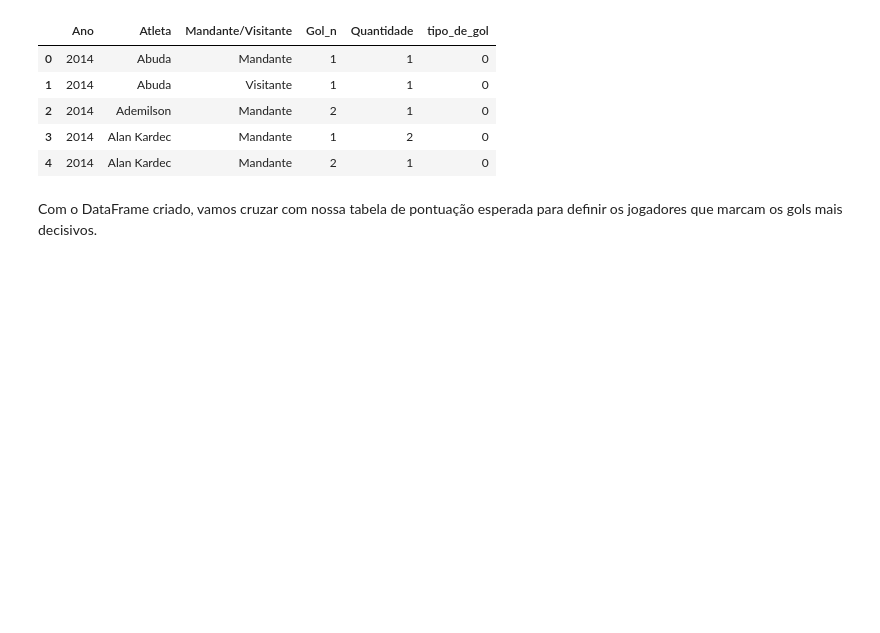
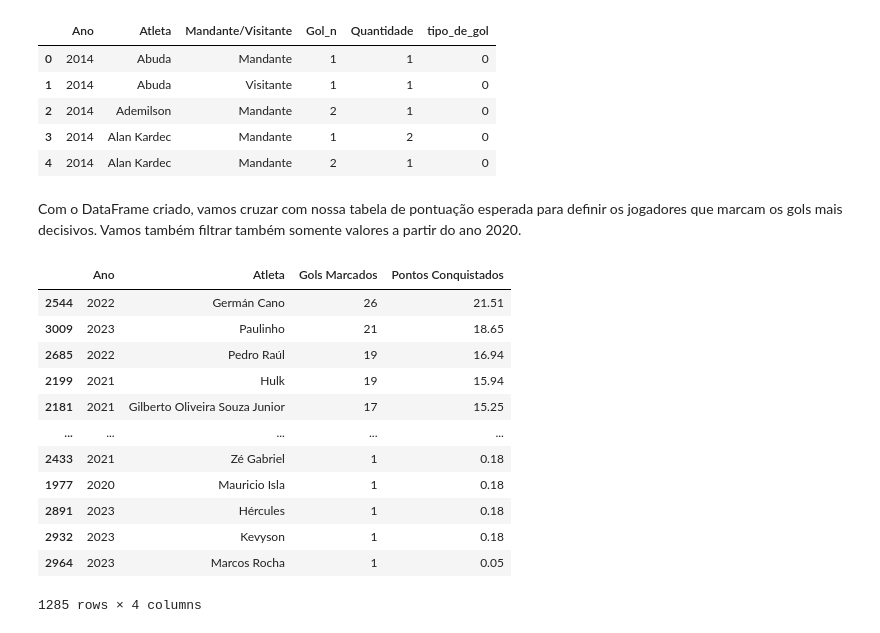
Before and after one commit to rosakavalco/Brasileirao_Dataset, a Jupyter notebook: Analise_Nova/Estudo Pontuação por Jogador.ipynb, the cells around one changed output. Drawn from its saved outputs; the diff is of its cells as text; code cells hidden in the pictures; blank space fills up the shorter version.

```diff
--- a/Analise_Nova/Estudo Pontuação por Jogador.ipynb
+++ b/Analise_Nova/Estudo Pontuação por Jogador.ipynb
@@ -188,20 +193,38 @@ df_goleadores.head()
 | 3 | 2014 | Alan Kardec | Mandante | 1 | 2 | 0 |
 | 4 | 2014 | Alan Kardec | Mandante | 2 | 1 | 0 |
 # %% [markdown]
-Com o DataFrame criado, vamos cruzar com nossa tabela de pontuação esperada para definir os jogadores que marcam os gols mais decisivos.
+Com o DataFrame criado, vamos cruzar com nossa tabela de pontuação esperada para definir os jogadores que marcam os gols mais decisivos. Vamos também filtrar também somente valores a partir do ano 2020.
 # %%
 cols_pontuacao = ['Gols_Marcados','Time','Pontuacao_Marginal']
 cols_final = ['Ano', 'Atleta', 'Mandante/Visitante', 'Gol_n', 'Quantidade', 'Pontuacao_Marginal']
 df_goleadores = pd.merge(df_goleadores, df_pontuacao[cols_pontuacao],
          left_on = ['Gol_n', 'Mandante/Visitante'],
          right_on = ['Gols_Marcados', 'Time'])[cols_final]
 
 cols_final = ['Ano','Atleta','Quantidade','Pontuacao_Marginal_Atleta']
 
 df_goleadores['Pontuacao_Marginal_Atleta'] = df_goleadores['Quantidade'] * df_goleadores['Pontuacao_Marginal']
 df_goleadores = df_goleadores.groupby(['Ano','Atleta']).sum().reset_index()[cols_final]
 df_goleadores['Pontuacao_Marginal_Atleta'] = df_goleadores['Pontuacao_Marginal_Atleta'].round(decimals=2)
 df_goleadores.rename(columns={"Quantidade":"Gols Marcados", "Pontuacao_Marginal_Atleta": "Pontos Conquistados"}, inplace=True)
+df_goleadores = df_goleadores[df_goleadores['Ano'].astype(int) >= 2020]
+df_goleadores_sorted = df_goleadores.sort_values(by='Pontos Conquistados', ascending=False)
 
+# Vamos pegar a lista dos 5 maiores pontuadores
+df_goleadores_sorted
 #ultimo_ano_df = df_goleadores['Ano'].max()
 #df_goleadores['UltimoAno'] = df_goleadores['Ano'] == ultimo_ano_df
+# %% [output]
+|  | Ano | Atleta | Gols Marcados | Pontos Conquistados |
+| 2544 | 2022 | Germán Cano | 26 | 21.51 |
+| 3009 | 2023 | Paulinho | 21 | 18.65 |
+| 2685 | 2022 | Pedro Raúl | 19 | 16.94 |
+| 2199 | 2021 | Hulk | 19 | 15.94 |
+| 2181 | 2021 | Gilberto Oliveira Souza Junior | 17 | 15.25 |
+| ... | ... | ... | ... | ... |
+| 2433 | 2021 | Zé Gabriel | 1 | 0.18 |
+| 1977 | 2020 | Mauricio Isla | 1 | 0.18 |
+| 2891 | 2023 | Hércules | 1 | 0.18 |
+| 2932 | 2023 | Kevyson | 1 | 0.18 |
+| 2964 | 2023 | Marcos Rocha | 1 | 0.05 |
+1285 rows × 4 columns
```
Also changed, not shown: parts of 10 cells of this notebook.
